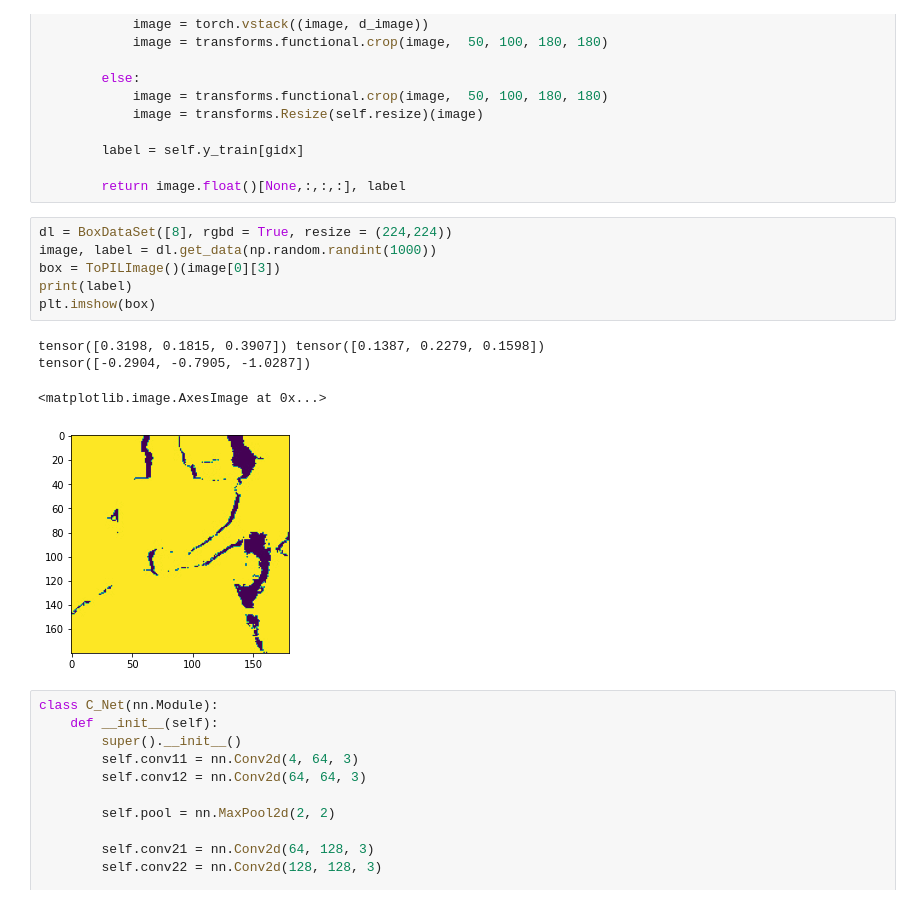
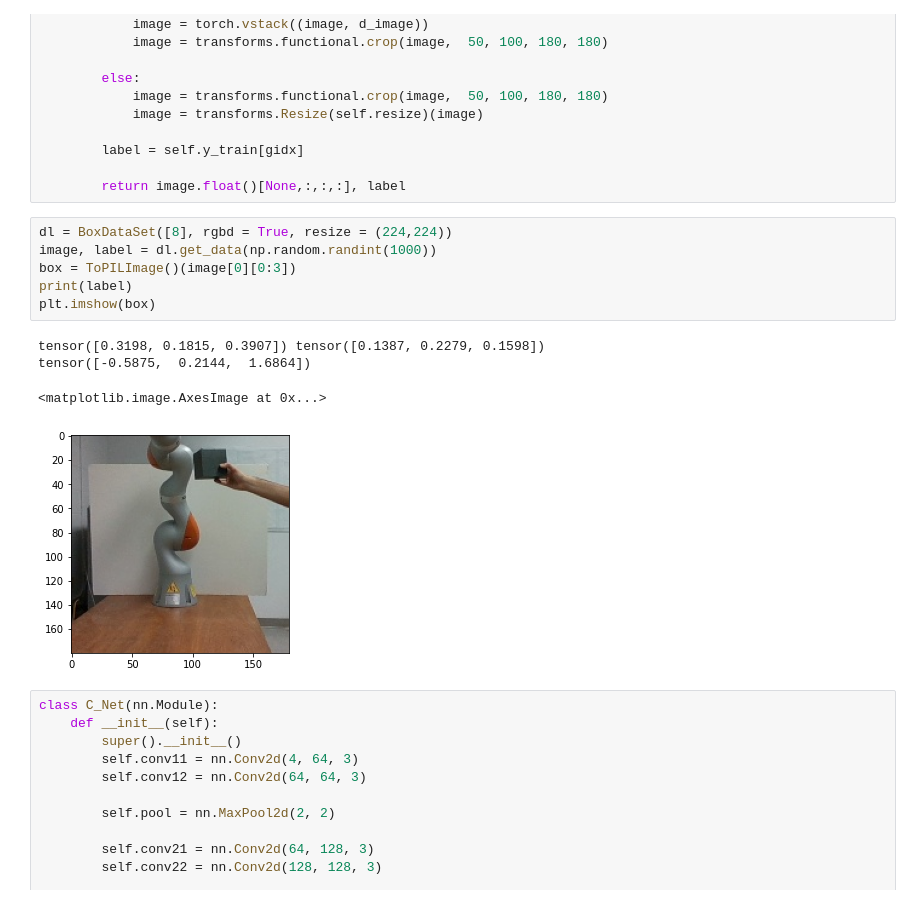
Before and after one commit to machines-in-motion/ioc_qp, a Jupyter notebook: vision/object_tracking.ipynb, the cells around one changed output. Saved outputs shown, nothing was run; the diff lists cells and outputs as text.

```diff
--- a/vision/object_tracking.ipynb
+++ b/vision/object_tracking.ipynb
@@ -99,14 +99,14 @@ class BoxDataSet(Dataset):
 # %%
 dl = BoxDataSet([8], rgbd = True, resize = (224,224))
 image, label = dl.get_data(np.random.randint(1000))
-box = ToPILImage()(image[0][3])
+box = ToPILImage()(image[0][0:3])
 print(label)
 plt.imshow(box)
 # %% [output]
 tensor([0.3198, 0.1815, 0.3907]) tensor([0.1387, 0.2279, 0.1598])
-tensor([-0.2904, -0.7905, -1.0287])
+tensor([-0.5875,  0.2144,  1.6864])
 <matplotlib.image.AxesImage at 0x...>
-[figure, old version]
+[figure, new version]
 # %%
 class C_Net(nn.Module):
     def __init__(self):
```
Also changed, not shown: parts of 4 cells of this notebook, 1 other file.
